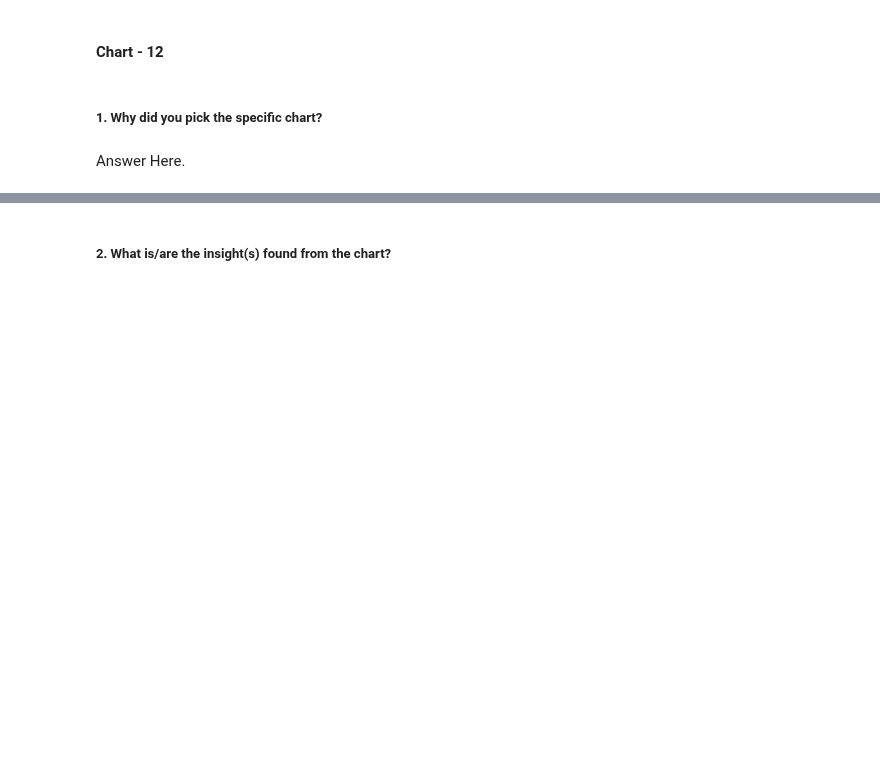
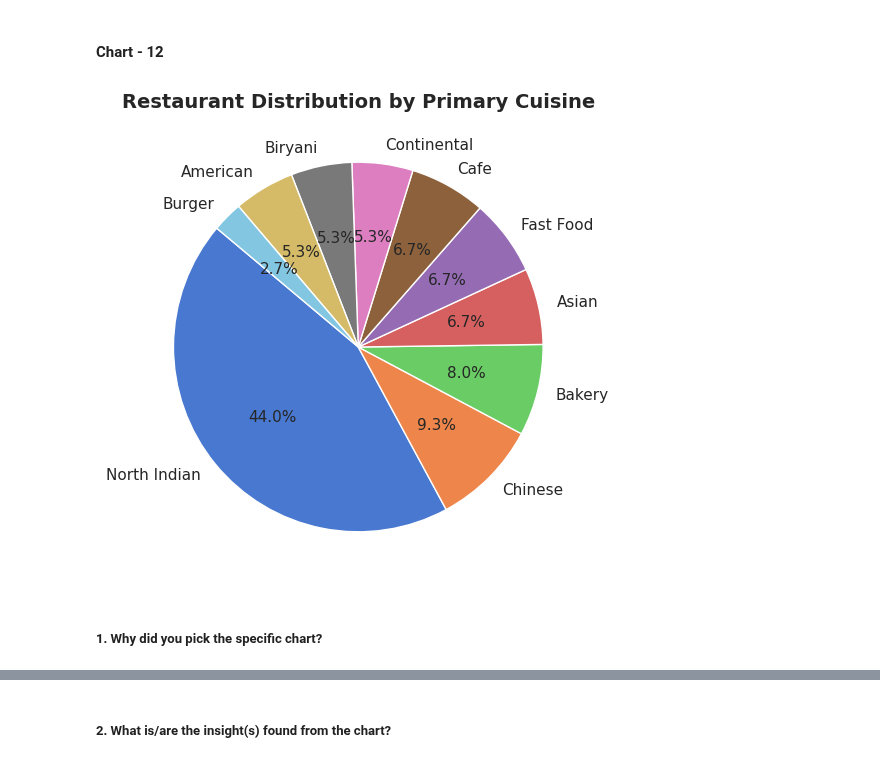
Before and after one commit to Ash99-commits/Unsupervised_ML_Zomato-Restaurant_Clustering_And_Sentiment_Analysis, a Jupyter notebook: Unsupervised_ML_Zomato_Restaurant_Clustering_And_Sentiment_Analysis_Ashwani_Kumar_Patra.ipynb, the cells around one changed output, grey strips where cells are left out. Cells and saved outputs as stored; diff of their text form; code cells hidden in the pictures; blank space fills up the shorter version.

Commit message:
Chart 12 - Restaurant Distribution by Primary Cuisine - Pie Chart, plotted, insights are driven from it, along with its business impact [both positive and negative(if any)].

```diff
--- a/Unsupervised_ML_Zomato_Restaurant_Clustering_And_Sentiment_Analysis_Ashwani_Kumar_Patra.ipynb
+++ b/Unsupervised_ML_Zomato_Restaurant_Clustering_And_Sentiment_Analysis_Ashwani_Kumar_Patra.ipynb
@@ -1450,4 +1448,23 @@ Are there any insights that lead to negative growth? Justify with specific reaso
+# %%
+# Chart 12 Visualization Code - Restaurant Distribution by Primary Cuisine - Pie Chart
+
+# Preparing data for the chart
+cuisine_distribution = restaurants_df['Primary_Cuisine'].value_counts().head(10)
+
+# Choosing a color palette
+colors = sns.color_palette("muted", len(cuisine_distribution))  # muted = soft + pro look
+
+# Plotting with enhanced aesthetics
+plt.figure(figsize=(10, 6))
+plt.pie(cuisine_distribution, labels=cuisine_distribution.index,
+        autopct='%1.1f%%', startangle=140, colors=colors, textprops={'fontsize': 11})
+
+# Adding a professional title
+plt.title('Restaurant Distribution by Primary Cuisine', fontsize=14, fontweight='bold')
+
+# Displaying the plot
+plt.show()
+# %% [output]
+[figure, added]
 # %% [markdown]
 ##### 1. Why did you pick the specific chart?
-# %% [markdown]
-Answer Here.
```
Also changed, not shown: parts of 6 cells of this notebook.
